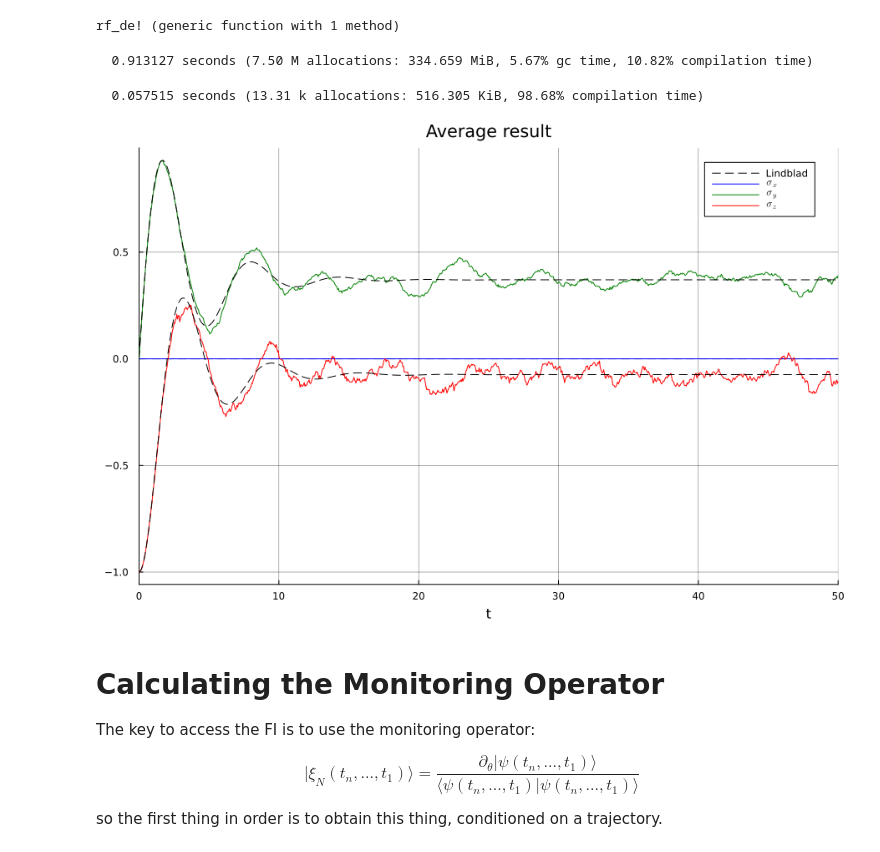
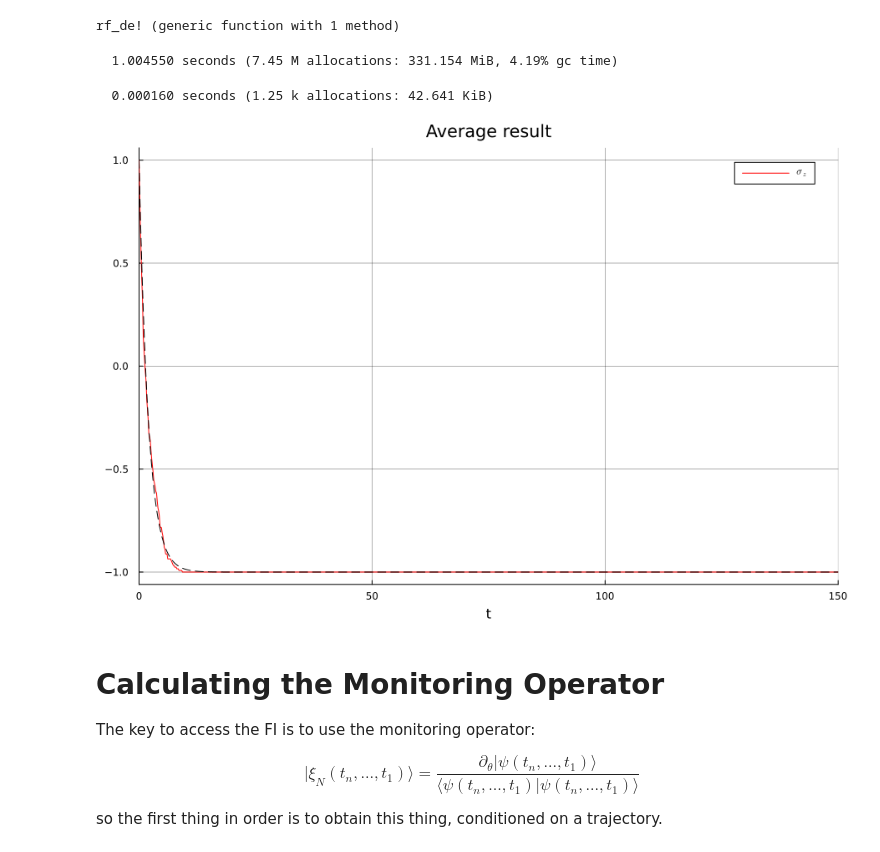
Before and after one commit to Ste1nb0cK/QuTaM.jl, a Jupyter notebook: notebooks/FisherInformation.ipynb, the cells around one changed output. Saved outputs shown, nothing was run; the diff lists cells and outputs as text; code cells hidden in the pictures.

Commit message:
Finally producing the first FI plots! The convergence is not working properly yet

```diff
--- a/notebooks/FisherInformation.ipynb
+++ b/notebooks/FisherInformation.ipynb
@@ -30,18 +34,18 @@ ensure_imports(libraries)
 The first thing I want to know is how long I should look, for that I test the relaxation time.
 # %%
 EPS = 0e-5 # Tolerance for the distance respect to the Frobenious norm
-delta= 0.0 # Detuning
-omega = 0.5 # Rabi Frequency
-gamma = 0.4
+delta= 1 # Detuning
+omega = 0.0 # Rabi Frequency
+gamma = 0.5
 H = delta*QuTaM.sigma_z + omega*QuTaM.sigma_x
 
 psi0 = zeros(ComplexF64, 2)
-psi0[1] = 1 # Initial condition
+psi0[2] = 1 # Initial condition
 
 sys = System(H, # Hamiltonian
 [sqrt(gamma)*QuTaM.sigma_m]) #Jump Operators
 params = SimulParameters(psi0,
-    50.0, # Final time. Set very long so that all trajectories jump
+    150.0, # Final time. Set very long so that all trajectories jump
     1, # seed
     250, # Number of trajectories
     75_000, # Number of samples in the finegrid
@@ -75,7 +79,7 @@ end
 # %% [output]
 rf_de! (generic function with 1 method)
 # %%
-r0 = [0.0; 0.0; -1.0] # Initial Condition
+r0 = [0.0; 0.0; 1.0] # Initial Condition
 tspan = (0.0, params.tf)
 t_given = collect(LinRange(0, params.tf, 1000));
 # %%
@@ -112,7 +116,7 @@ end
 # Average
 r_avg = dropdims(mean(r_sample, dims=3), dims=3);
 # %% [output]
-  0.913127 seconds (7.50 M allocations: 334.659 MiB, 5.67% gc time, 10.82% compilation time)
+  1.004550 seconds (7.45 M allocations: 331.154 MiB, 4.19% gc time)
 # %%
 tau_sample = Vector{Float64}()
 @time begin
@@ -128,22 +132,22 @@ for traj in sample_clicks
 end
 end
 # %% [output]
-  0.057515 seconds (13.31 k allocations: 516.305 KiB, 98.68% compilation time)
+  0.000160 seconds (1.25 k allocations: 42.641 KiB)
 # %%
 index_range = 1:size(t_given)[1]
 
-plot(sol[index_range], idxs =(0, 1), seriescolor="black", label="Lindblad",  line=:dash)
-plot!(t_given[index_range], r_avg[index_range, 1],  label=L"\sigma_x" , seriescolor=:blue)
+#plot(sol[index_range], idxs =(0, 1), seriescolor="black", label="Lindblad",  line=:dash)
+#plot!(t_given[index_range], r_avg[index_range, 1],  label=L"\sigma_x" , seriescolor=:blue)
+#
+#plot!(t_given[index_range], r_avg[index_range, 2],  label=L"\sigma_y" , seriescolor=:green)
+#plot!(sol[index_range], idxs =(0, 2), seriescolor="black", label=:false,  line=:dash)
 
-plot!(t_given[index_range], r_avg[index_range, 2],  label=L"\sigma_y" , seriescolor=:green)
-plot!(sol[index_range], idxs =(0, 2), seriescolor="black", label=:false,  line=:dash)
-
-plot!(t_given[index_range], r_avg[index_range, 3],  label=L"\sigma_z" , seriescolor=:red)
+plot(t_given[index_range], r_avg[index_range, 3],  label=L"\sigma_z" , seriescolor=:red)
 plot!(sol[index_range], idxs =(0, 3), seriescolor="black", label=:false,  line=:dash)
 
 plot!(title="Average result", xlabel="t", grid=:true, gridalpha=0.6, size=(900,600))
 # %% [output]
-[figure, old version]
+[figure, new version]
 # %% [markdown]
 # Calculating the Monitoring Operator
 The key to access the FI is to use the monitoring operator:
```
Also changed, not shown: parts of 12 cells of this notebook.
